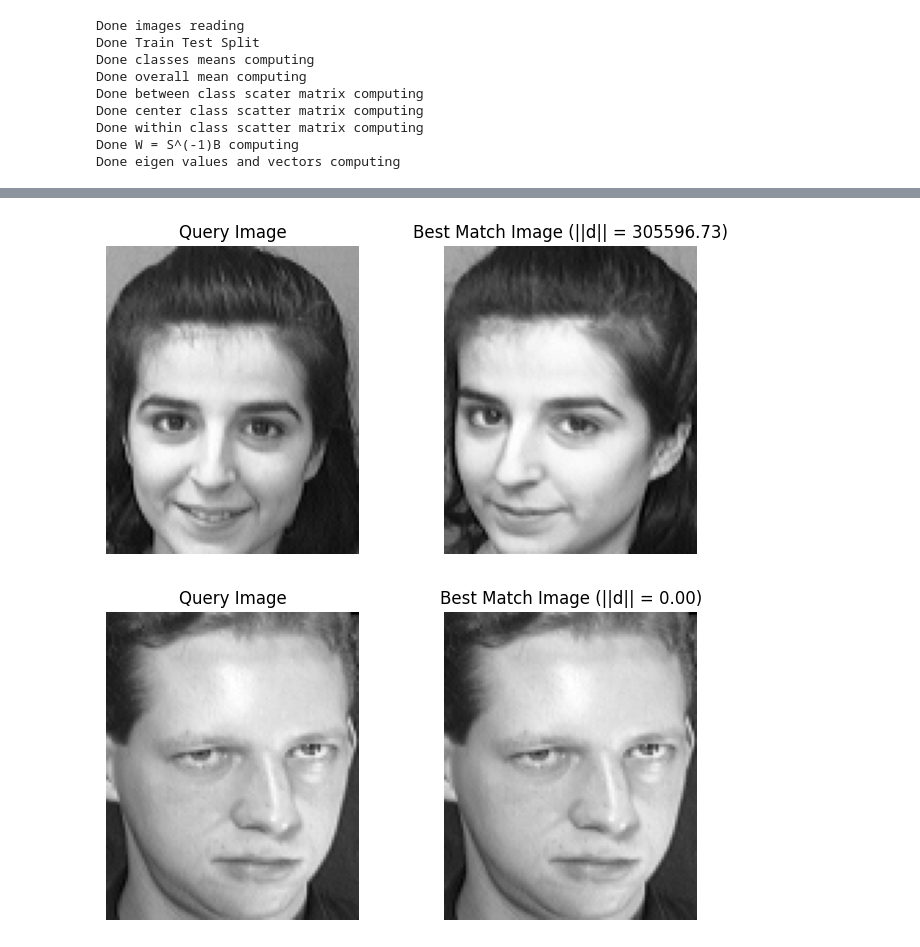
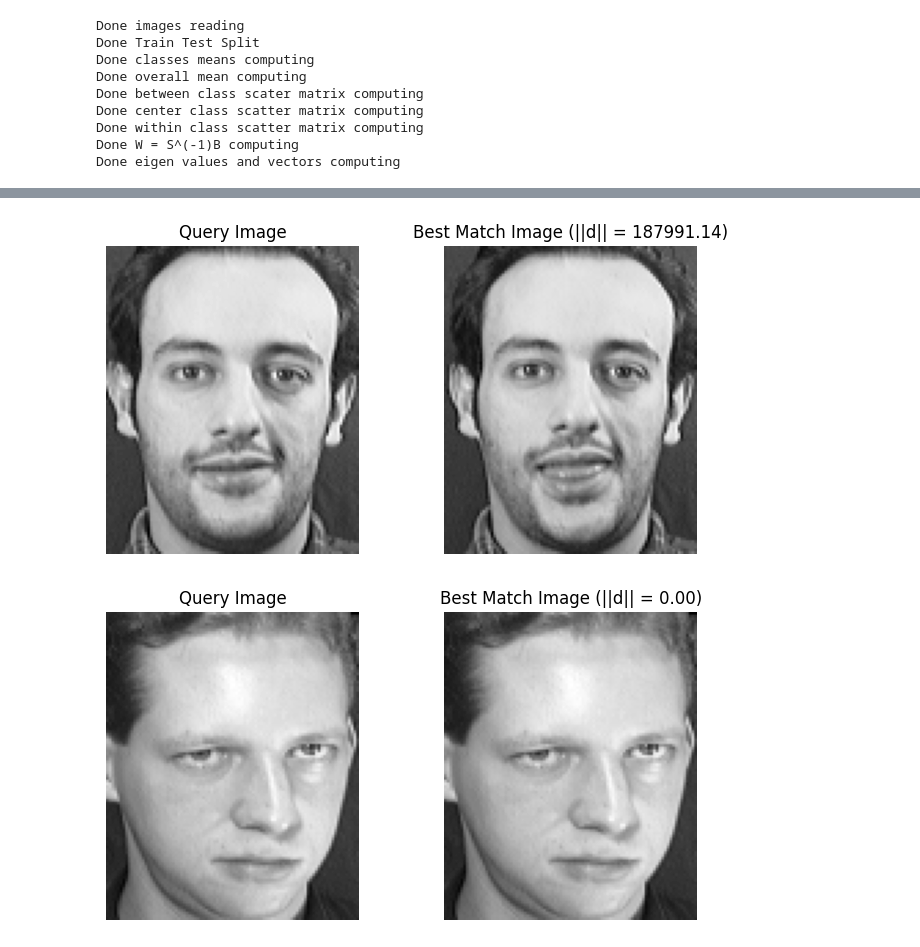
Before and after one commit to TonyHuang6666/Manifold-Learning, a Jupyter notebook: Face-Recognition-using-LDA/face_rec.ipynb, the cells around one changed output, grey strips where cells are left out. Cells and saved outputs as stored; diff of their text form; code cells hidden in the pictures.

```diff
--- a/Face-Recognition-using-LDA/face_rec.ipynb
+++ b/Face-Recognition-using-LDA/face_rec.ipynb
@@ -164,3 +154,10 @@ Done center class scatter matrix computing
 Done within class scatter matrix computing
 Done W = S^(-1)B computing
 Done eigen values and vectors computing
+# %%
+# 显示前16个特征脸
+fig, axes = plt.subplots(4, 4, sharex=True, sharey=True, figsize=(8, 10))
+for i in range(16):
+    axes[i%4][i//4].imshow(eigen_vectors[:,i].reshape(112,92), cmap='gray')
+print('Done eigen faces displaying')  # 输出提示信息
+plt.show()  # 显示图像
@@ -191,20 +191,20 @@ def test_existing_class_sample(W, query_image, overall_mean, train_data, train_l
     return train_data[best_match_index], euclidean_distances[best_match_index]
 # %%
 # 测试已存在类别的样本图像
-query_image = test_data[5]  # 取测试集中的图像
+query_image = test_data[37]  # 取测试集中的图像
 best_match_image, min_distance = test_existing_class_sample(eigen_vectors, query_image, overall_mean, train_data, train_labels)
 
 # 可视化测试图像和最佳匹配图像
 fig, axes = plt.subplots(1, 2, figsize=(8, 4))
 axes[0].imshow(query_image.reshape((112, 92)), cmap='gray')
 axes[0].set_title('Query Image')
 axes[0].axis('off')
 axes[1].imshow(best_match_image.reshape((112, 92)), cmap='gray')
 axes[1].set_title(f'Best Match Image (||d|| = {min_distance:.2f})')
 axes[1].axis('off')
 plt.show()
 # %% [output]
-[figure, old version]
+[figure, new version]
 # %%
 # 测试训练集的样本图像
 query_image = train_data[0]  # 取训练集中的图像
```
Also changed, not shown: parts of 3 cells of this notebook.
